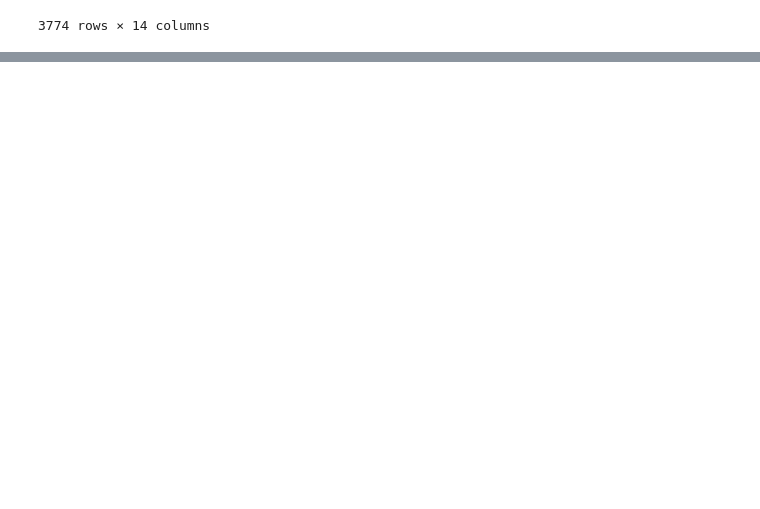
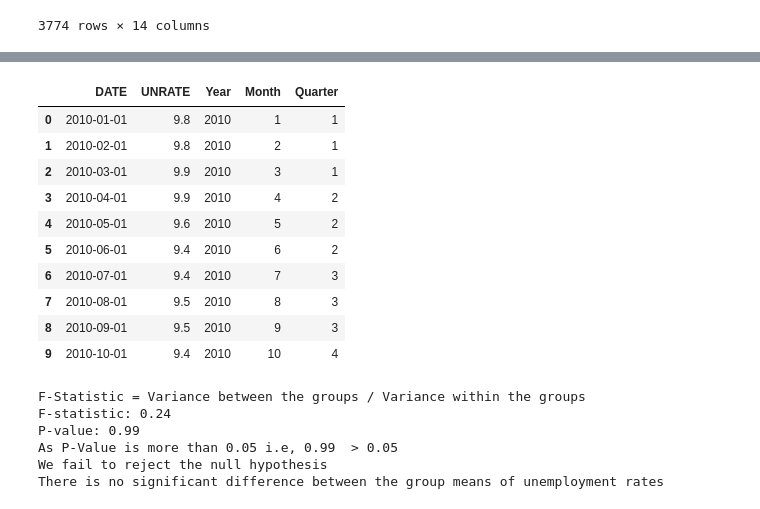
Before and after one commit to tanmaykumarchaki/AI-Driven-Market-Transformation-Analytics, a Jupyter notebook: anova.ipynb, the cells around one changed output, grey strips where cells are left out. Cells and saved outputs as stored; diff of their text form; code cells hidden in the pictures; blank space fills up the shorter version.

```diff
--- a/anova.ipynb
+++ b/anova.ipynb
@@ -283,3 +283,7 @@ nifty = nifty.drop_duplicates()
 
 
 nifty = nifty.to_csv("NIFTY50_updated.csv", index = False)
+# %%
+unemp = pd.read_csv("myenv/data/Unemployment.csv")
+unemp['DATE'] = pd.to_datetime(unemp['DATE'], errors = 'coerce')
+unemp.head()
@@ -285,0 +297,36 @@ nifty = nifty.to_csv("NIFTY50_updated.csv", index = False)
+# %%
+unemp['Year'] = unemp['DATE'].dt.year
+unemp['Month'] = unemp['DATE'].dt.month
+unemp['Quarter'] = unemp['DATE'].dt.quarter
+# unemp.head(n=10)
+# %% [output]
+|  | DATE | UNRATE | Year | Month | Quarter |
+| 0 | 2010-01-01 | 9.8 | 2010 | 1 | 1 |
+| 1 | 2010-02-01 | 9.8 | 2010 | 2 | 1 |
+| 2 | 2010-03-01 | 9.9 | 2010 | 3 | 1 |
+| 3 | 2010-04-01 | 9.9 | 2010 | 4 | 2 |
+| 4 | 2010-05-01 | 9.6 | 2010 | 5 | 2 |
+| 5 | 2010-06-01 | 9.4 | 2010 | 6 | 2 |
+| 6 | 2010-07-01 | 9.4 | 2010 | 7 | 3 |
+| 7 | 2010-08-01 | 9.5 | 2010 | 8 | 3 |
+| 8 | 2010-09-01 | 9.5 | 2010 | 9 | 3 |
+| 9 | 2010-10-01 | 9.4 | 2010 | 10 | 4 |
+# %%
+from scipy.stats import f_oneway
+groups = [unemp[unemp['Month'] == m]['UNRATE'] for m in unemp['Month'].unique()]
+
+f_statistic, p_value = f_oneway(*groups)
+print("F-Statistic = Variance between the groups / Variance within the groups")
+print("F-statistic:", f_statistic.round(2))
+print("P-value:", p_value.round(2))
+
+print("As P-Value is more than 0.05 i.e,", p_value.round(2), " > 0.05")
+print("We fail to reject the null hypothesis")
+print("There is no significant difference between the group means of unemployment rates !")
+# %% [output]
+F-Statistic = Variance between the groups / Variance within the groups
+F-statistic: 0.24
+P-value: 0.99
+As P-Value is more than 0.05 i.e, 0.99  > 0.05
+We fail to reject the null hypothesis
+There is no significant difference between the group means of unemployment rates
```
Also changed, not shown: parts of 2 cells of this notebook, 1 other file.
